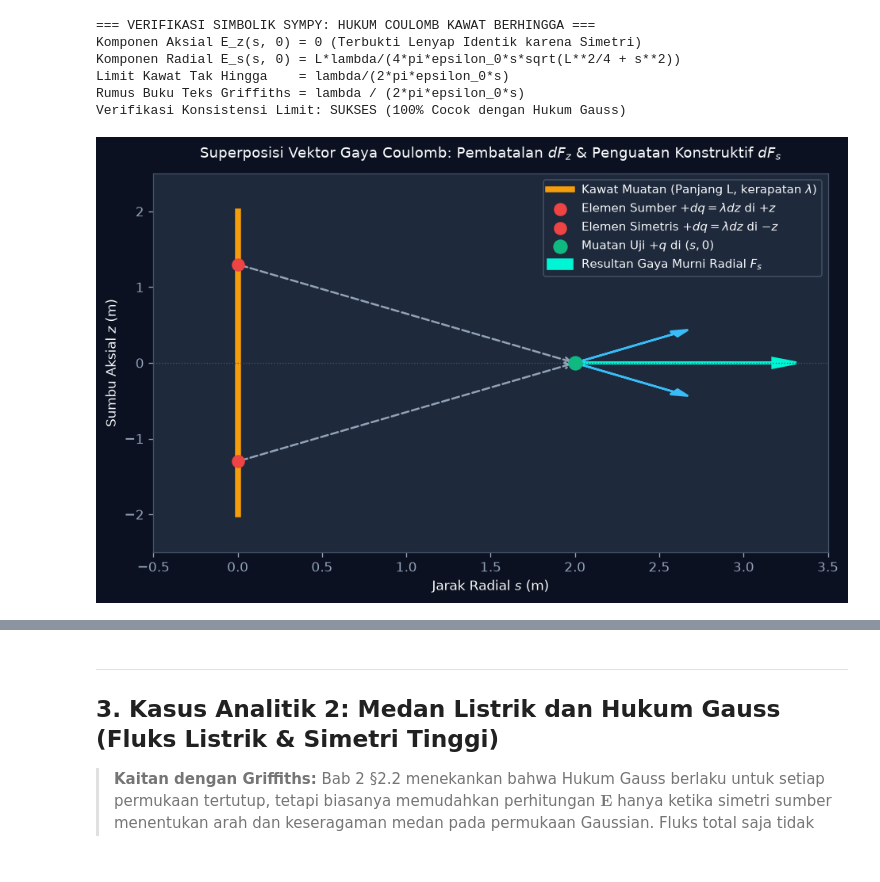
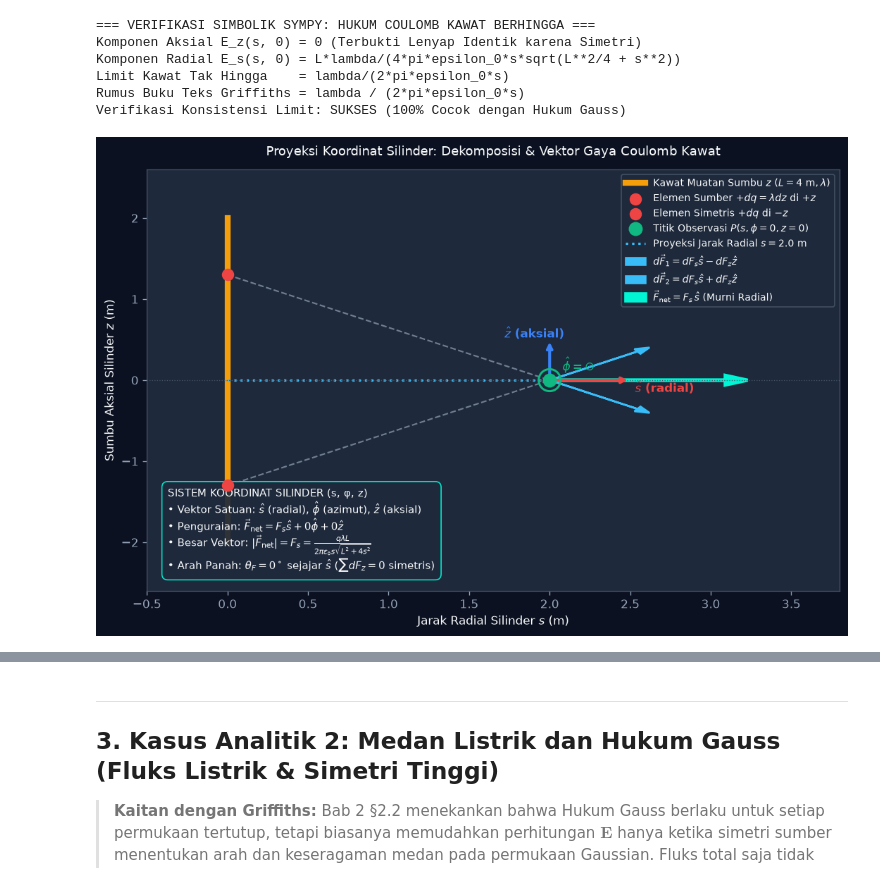
Before and after one commit to rootasgard/electrodynamic, a Jupyter notebook: elektrostatik.ipynb, the cells around one changed output, grey strips where cells are left out. Saved outputs shown, nothing was run; the diff lists cells and outputs as text; code cells hidden in the pictures.

```diff
--- a/elektrostatik.ipynb
+++ b/elektrostatik.ipynb
@@ -363,49 +678,76 @@ Limit Kawat Tak Hingga    = lambda/(2*pi*epsilon_0*s)
 Rumus Buku Teks Griffiths = lambda / (2*pi*epsilon_0*s)
 Verifikasi Konsistensi Limit: SUKSES (100% Cocok dengan Hukum Gauss)
 # %%
-# Diagram Proyeksi Vektor 2D: Geometri Kawat Bermuatan & Penguraian Medan
-fig, ax = plt.subplots(figsize=(8, 5), dpi=120)
+# Diagram Proyeksi Vektor 2D: Geometri Kawat Bermuatan & Penguraian Medan (Koordinat Silinder)
+fig, ax = plt.subplots(figsize=(9, 6), dpi=120)
 
 L_val = 4.0
 s_val = 2.0
 zp_pos = 1.3
 
-# Gambar kawat di sumbu z (vertikal)
-ax.plot([0, 0], [-L_val/2, L_val/2], color='#f59e0b', linewidth=4.5, label=r'Kawat Muatan (Panjang L, kerapatan $\lambda$)')
-ax.scatter([0], [zp_pos], color='#ef4444', s=80, zorder=5, label=r'Elemen Sumber $+dq = \lambda dz$ di $+z$')
-ax.scatter([0], [-zp_pos], color='#ef4444', s=80, zorder=5, label=r'Elemen Simetris $+dq = \lambda dz$ di $-z$')
+# Kawat muatan di sumbu aksial z
+ax.plot([0, 0], [-L_val/2, L_val/2], color='#f59e0b', linewidth=5, label=r'Kawat Muatan Sumbu $z$ ($L=4\text{ m}, \lambda$)')
+ax.scatter([0], [zp_pos], color='#ef4444', s=90, zorder=6, label=r'Elemen Sumber $+dq = \lambda dz$ di $+z$')
+ax.scatter([0], [-zp_pos], color='#ef4444', s=90, zorder=6, label=r'Elemen Simetris $+dq$ di $-z$')
 
-# Titik observasi muatan uji q
-ax.scatter([s_val], [0], color='#10b981', s=100, zorder=5, label=r'Muatan Uji $+q$ di $(s, 0)$')
+# Titik observasi muatan uji q di koordinat silinder (s, phi=0, z=0)
+ax.scatter([s_val], [0], color='#10b981', s=120, zorder=7, label=r'Titik Observasi $P(s, \phi=0, z=0)$')
 
-# Vektor perpindahan
-ax.annotate('', xy=(s_val, 0), xytext=(0, zp_pos),
-            arrowprops=dict(arrowstyle="->", color='#94a3b8', lw=1.5, ls='--'))
-ax.annotate('', xy=(s_val, 0), xytext=(0, -zp_pos),
-            arrowprops=dict(arrowstyle="->", color='#94a3b8', lw=1.5, ls='--'))
+# Proyeksi koordinat silinder: Jarak radial s dan garis jarak separasi
+ax.plot([0, s_val], [0, 0], color='#38bdf8', ls=':', lw=2, label=r'Proyeksi Jarak Radial $s = 2.0\text{ m}$')
+ax.plot([0, s_val], [zp_pos, 0], color='#94a3b8', ls='--', lw=1.3, alpha=0.7)
+ax.plot([0, s_val], [-zp_pos, 0], color='#94a3b8', ls='--', lw=1.3, alpha=0.7)
 
-# Penguraian vektor gaya dF
-scale = 0.7
+# Triad Vektor Satuan Silinder lokal di titik observasi P
+# 1. Basis radial s_hat
+ax.annotate('', xy=(s_val + 0.5, 0), xytext=(s_val, 0),
+            arrowprops=dict(arrowstyle="->", color='#ef4444', lw=2.5))
+ax.text(s_val + 0.53, -0.15, r'$\hat{s}$ (radial)', color='#ef4444', fontweight='bold', fontsize=10)
+
+# 2. Basis aksial z_hat
+ax.annotate('', xy=(s_val, 0.5), xytext=(s_val, 0),
+            arrowprops=dict(arrowstyle="->", color='#3b82f6', lw=2.5))
+ax.text(s_val - 0.28, 0.52, r'$\hat{z}$ (aksial)', color='#3b82f6', fontweight='bold', fontsize=10)
+
+# 3. Basis azimut phi_hat (menembus bidang keluar)
+ax.scatter([s_val], [0], facecolors='none', edgecolors='#10b981', s=350, lw=1.8, zorder=8)
+ax.text(s_val + 0.08, 0.12, r'$\hat{\phi} = \odot$', color='#10b981', fontweight='bold', fontsize=10)
+
+# Penguraian vektor gaya Coulomb dF
 theta = np.arctan2(zp_pos, s_val)
-dF = scale
-# Dari +z'
-ax.arrow(s_val, 0, dF*np.cos(theta), -dF*np.sin(theta), head_width=0.08, head_length=0.1, fc='#38bdf8', ec='#38bdf8', lw=1.5)
-# Dari -z'
-ax.arrow(s_val, 0, dF*np.cos(theta), dF*np.sin(theta), head_width=0.08, head_length=0.1, fc='#38bdf8', ec='#38bdf8', lw=1.5)
-# Resultan total murni radial
-ax.arrow(s_val, 0, 2*dF*np.cos(theta), 0, head_width=0.12, head_length=0.14, fc='#00f5d4', ec='#00f5d4', lw=2.2, label=r'Resultan Gaya Murni Radial $F_s$')
+dF = 0.65
+ax.arrow(s_val, 0, dF*np.cos(theta), -dF*np.sin(theta), head_width=0.07, head_length=0.09,
+         fc='#38bdf8', ec='#38bdf8', lw=1.6, label=r'$d\vec{F}_1 = dF_s\hat{s} - dF_z\hat{z}$')
+ax.arrow(s_val, 0, dF*np.cos(theta), dF*np.sin(theta), head_width=0.07, head_length=0.09,
+         fc='#38bdf8', ec='#38bdf8', lw=1.6, label=r'$d\vec{F}_2 = dF_s\hat{s} + dF_z\hat{z}$')
 
-ax.set_title('Superposisi Vektor Gaya Coulomb: Pembatalan $dF_z$ & Penguatan Konstruktif $dF_s$', fontsize=11, color='#f8fafc', pad=12)
-ax.set_xlabel('Jarak Radial $s$ (m)', fontsize=10)
-ax.set_ylabel('Sumbu Aksial $z$ (m)', fontsize=10)
-ax.set_xlim(-0.5, 3.5)
-ax.set_ylim(-2.5, 2.5)
+# Resultan total murni arah radial
+ax.arrow(s_val, 0, 2*dF*np.cos(theta), 0, head_width=0.12, head_length=0.14,
+         fc='#00f5d4', ec='#00f5d4', lw=2.8, label=r'$\vec{F}_{\text{net}} = F_s\,\hat{s}$ (Murni Radial)')
+
+# Info card: Sistem Koordinat, Vektor Satuan, Besar Vektor, dan Arah Panah
+info_txt = (
+    "SISTEM KOORDINAT SILINDER (s, φ, z)\n"
+    r"• Vektor Satuan: $\hat{s}$ (radial), $\hat{\phi}$ (azimut), $\hat{z}$ (aksial)" + "\n"
+    r"• Penguraian: $\vec{F}_{\mathrm{net}} = F_s\hat{s} + 0\hat{\phi} + 0\hat{z}$" + "\n"
+    r"• Besar Vektor: $|\vec{F}_{\mathrm{net}}| = F_s = \frac{q\lambda L}{2\pi\epsilon_0 s\sqrt{L^2+4s^2}}$" + "\n"
+    r"• Arah Panah: $\theta_F = 0^\circ$ sejajar $\hat{s}$ ($\sum dF_z = 0$ simetris)"
+)
+ax.text(0.03, 0.04, info_txt, transform=ax.transAxes, fontsize=9,
+        bbox=dict(boxstyle='round,pad=0.55', facecolor='#1e293b', edgecolor='#00f5d4', alpha=0.92),
+        va='bottom', ha='left')
+
+ax.set_title('Proyeksi Koordinat Silinder: Dekomposisi & Vektor Gaya Coulomb Kawat', fontsize=11, color='#f8fafc', pad=12)
+ax.set_xlabel('Jarak Radial Silinder $s$ (m)', fontsize=10)
+ax.set_ylabel('Sumbu Aksial Silinder $z$ (m)', fontsize=10)
+ax.set_xlim(-0.5, 3.8)
+ax.set_ylim(-2.6, 2.6)
 ax.axhline(0, color='#475569', lw=0.8, ls=':')
-ax.legend(loc='upper right', framealpha=0.85, facecolor='#1e293b', edgecolor='#475569', fontsize=9)
+ax.legend(loc='upper right', framealpha=0.88, facecolor='#1e293b', edgecolor='#475569', fontsize=8.5)
 plt.tight_layout()
 plt.show()
 # %% [output]
-[figure, old version]
+[figure, new version]
 # %%
 # Visualisasi 3D interaktif Three.js: Kasus 1: Hukum Coulomb — kawat bermuatan dan medan listrik
 show_threejs_scene("wire", "Kasus 1: Hukum Coulomb — kawat bermuatan dan medan listrik")
```
Also changed, not shown: parts of 11 cells of this notebook, 2 other files.
